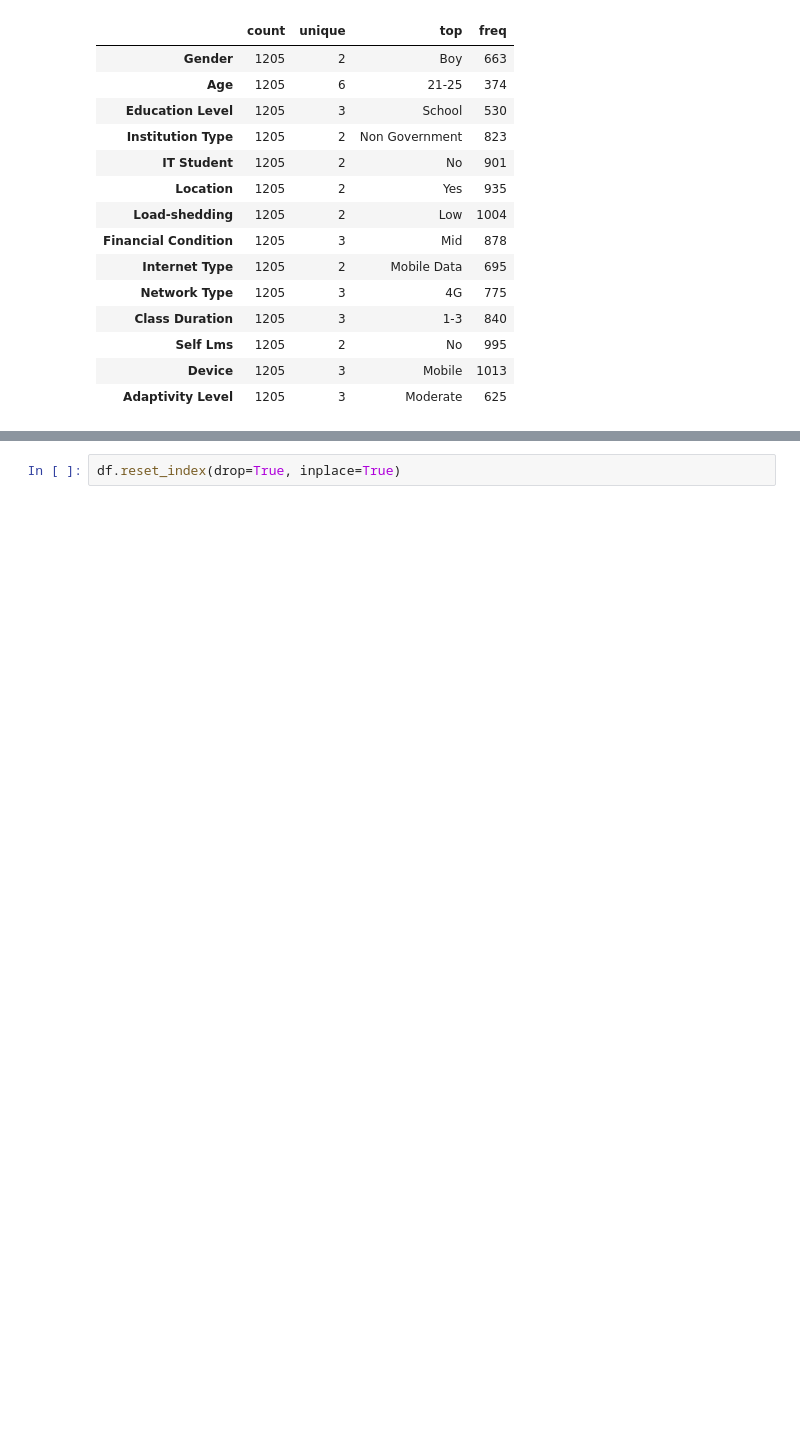
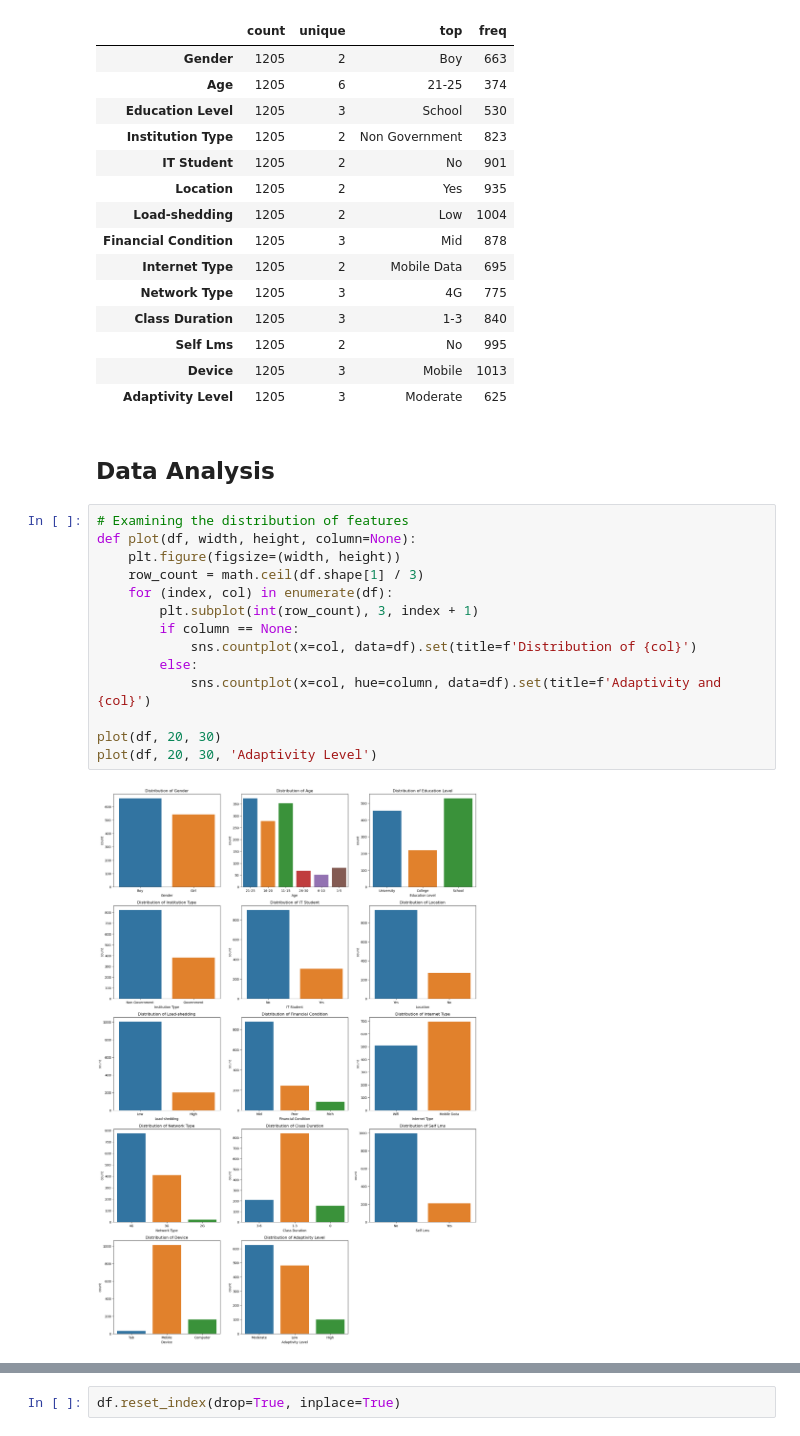
Before and after one commit to besteguney/EEE485, a Jupyter notebook: main2.ipynb, the cells around one changed output, grey strips where cells are left out. Drawn from its saved outputs; the diff is of its cells as text; blank space fills up the shorter version.

```diff
--- a/main2.ipynb
+++ b/main2.ipynb
@@ -51,3 +51,21 @@ df.describe().T
 | Self Lms | 1205 | 2 | No | 995 |
 | Device | 1205 | 3 | Mobile | 1013 |
 | Adaptivity Level | 1205 | 3 | Moderate | 625 |
+# %% [markdown]
+## Data Analysis
+# %%
+# Examining the distribution of features
+def plot(df, width, height, column=None):
+    plt.figure(figsize=(width, height))
+    row_count = math.ceil(df.shape[1] / 3)
+    for (index, col) in enumerate(df):
+        plt.subplot(int(row_count), 3, index + 1)
+        if column == None:
+            sns.countplot(x=col, data=df).set(title=f'Distribution of {col}')
+        else:
+            sns.countplot(x=col, hue=column, data=df).set(title=f'Adaptivity and {col}')
+
+plot(df, 20, 30)
+plot(df, 20, 30, 'Adaptivity Level')
+# %% [output]
+[figure, added]
```
Also changed, not shown: parts of 31 cells of this notebook, 10 other files.
